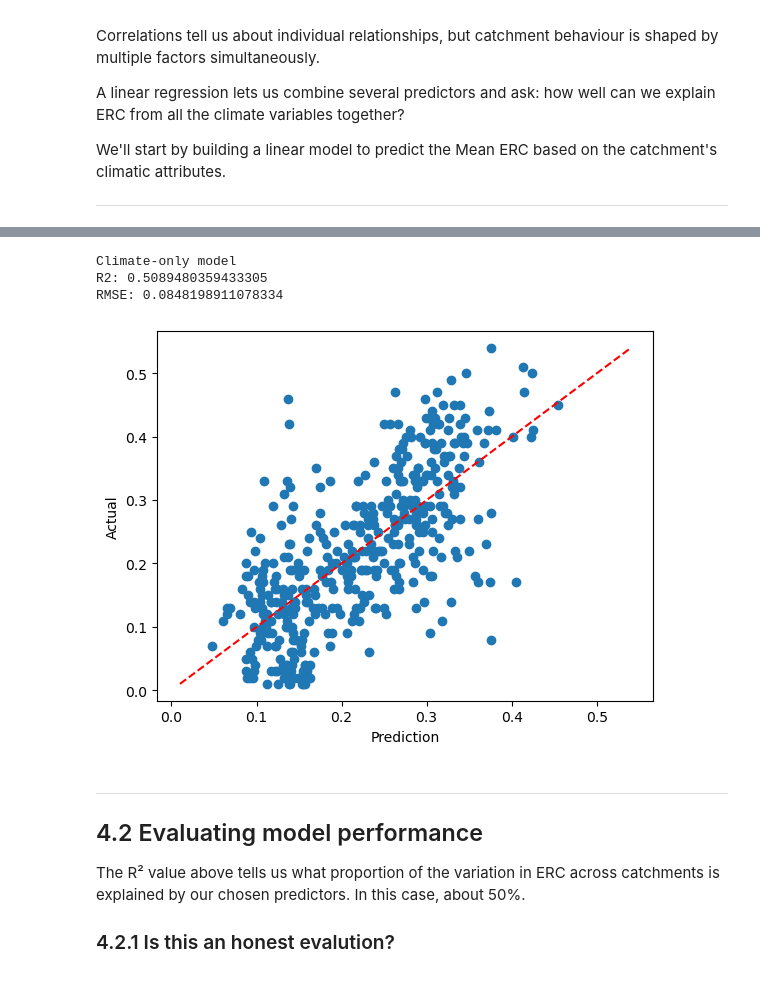
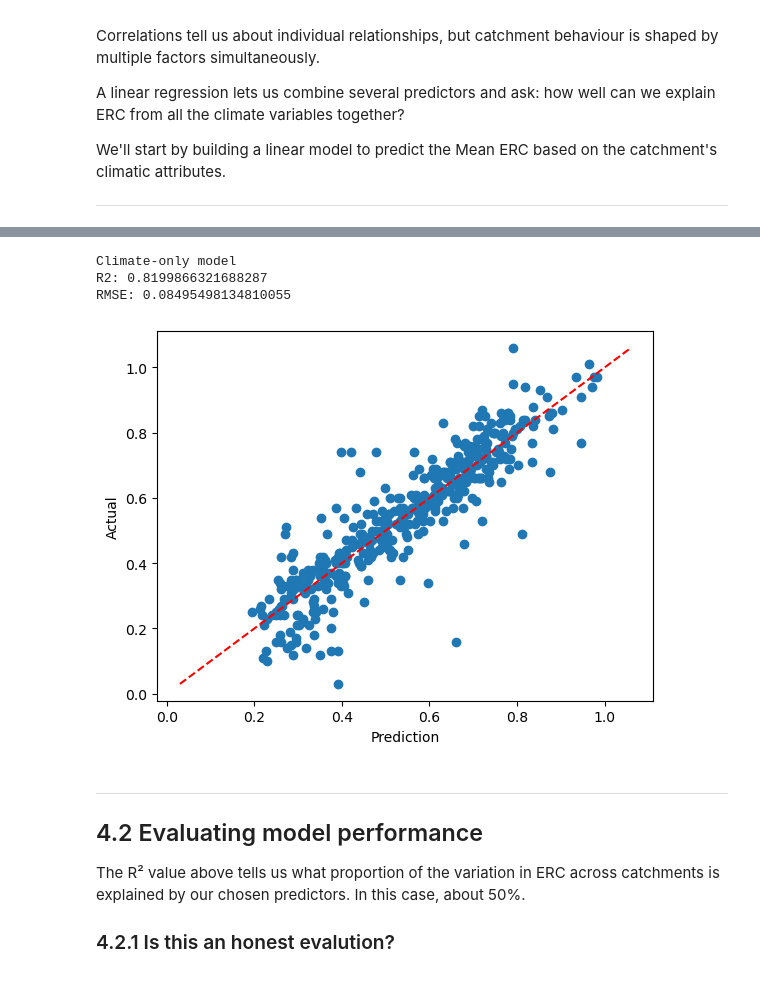
Before and after one commit to masher92/CamelsAnalysis, a Jupyter notebook: Newest.ipynb, the cells around one changed output, grey strips where cells are left out. Cells and saved outputs as stored; diff of their text form; code cells hidden in the pictures.

```diff
--- a/Newest.ipynb
+++ b/Newest.ipynb
@@ -780,34 +849,49 @@ We'll start by building a linear model to predict the Mean ERC based on the catc
+# %%
+topo_columns = ['elev_mean', 'dpsbar', 'area']  # adjust as needed
+# soil_columns = list(soil.columns) # ['sand_perc', 'silt_perc', 'clay_perc', 'organic_perc', 'bulkdens', 'tawc']
+# exclude = ['root_depth_95', 'conductivity_hypres_95', 'soil_depth_pelletier_95','bulkdens_5', 'bulkdens_95', 'tawc_5',
+#            'tawc_95', 'porosity_cosby_5',  'porosity_cosby_95', 'porosity_hypres_5', 'porosity_hypres_95',
+#            'conductivity_cosby_95', 'conductivity_hypres_5',  'soil_depth_pelletier_95']
+# soil_columns = [c for c in soil.columns if c not in exclude]
+soil_columns =  ['sand_perc', 'silt_perc', 'clay_perc', 'organic_perc', 'bulkdens', 'tawc', 'porosity_cosby', 'porosity_hypres',
+                'conductivity_cosby', 'conductivity_hypres', 'root_depth', 'soil_depth_pelletier']
+landcover_columns = [ 'dwood_perc_2022','ewood_perc_2022', 'grass_perc_2022', 'shrub_perc_2022', 'crop_perc_2022',
+                     'urban_perc_2022','inwater_perc_2022', 'bares_perc_2022']
+hydrogeology_columns = list(hydrogeology.columns) # ['sand_perc', 'silt_perc', 'clay_perc', 'organic_perc', 'bulkdens', 'tawc']
+exclude = ['gauge_id']
+hydrogeology_columns = [c for c in hydrogeology.columns if c not in exclude]
+new_predictors = climatic_columns + topo_columns + soil_columns + landcover_columns + hydrogeology_columns
 # %%
 # Define the variables we want to predict (response variable), and those we'll base the predictions on (predictor variables)
-response_var = catchment_attributes_with_erc[['Mean_ERC']].values
-predictor_vars = catchment_attributes_with_erc[climatic_columns]
+response_var = catchment_attributes_with_erc[['runoff_ratio']].values
+predictor_vars = catchment_attributes_with_erc[new_predictors]
 
 # Define a linear regiression model and fit it (allow it to map relationshps between response + predictor variables)
 linear_model = LinearRegression()
 linear_model.fit(predictor_vars, response_var)
 
 # Make the predictions
 predictions = linear_model.predict(predictor_vars)
 
 # Evaluate the model's performance
 r2_1 = r2_score(response_var, predictions)
 rmse_1 = np.sqrt(mean_squared_error(response_var, predictions))
 
 print("Climate-only model")
 print("R2:", r2_1)
 print("RMSE:", rmse_1)
 
 # Plot the predictions vs actual values
 plt.scatter(predictions, response_var)
 plt.xlabel('Prediction')
 plt.ylabel('Actual')
 # Add 1:1 line
 plt.plot([response_var.min(), response_var.max()], [response_var.min(), response_var.max()], '--', color='red');
 # %% [output]
 Climate-only model
-R2: 0.5089480359433305
-RMSE: 0.0848198911078334
+R2: 0.8199866321688287
+RMSE: 0.08495498134810055
-[figure, old version]
+[figure, new version]
 # %% [markdown]
 ---
 
```
Also changed, not shown: parts of 30 cells of this notebook.
